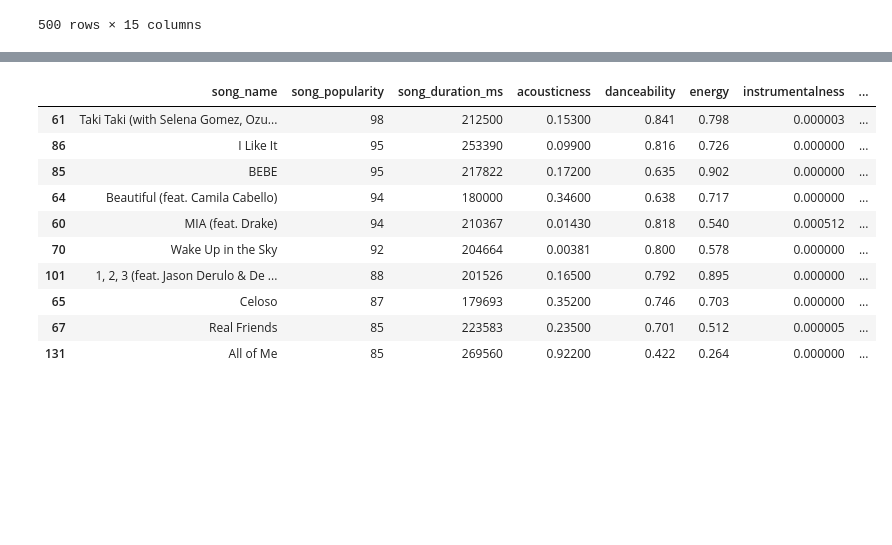
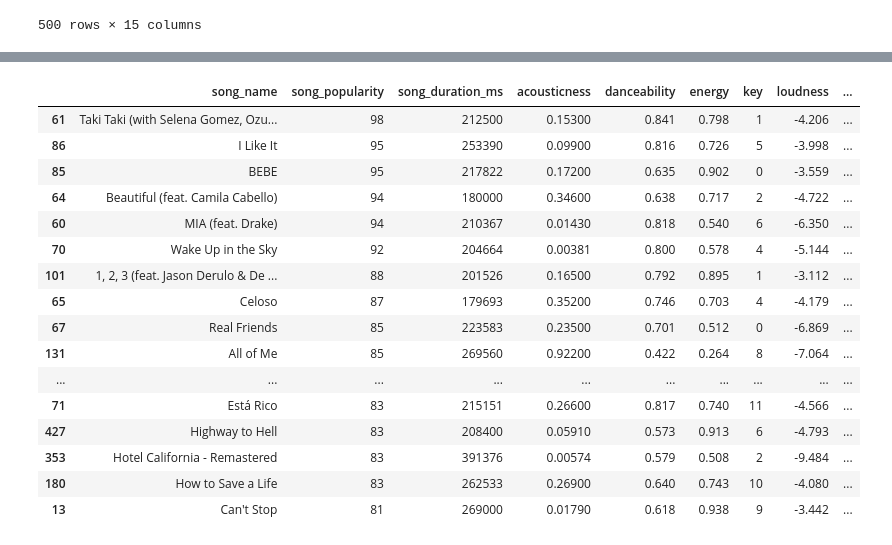
Before and after one commit to ubco-W2022T2-data301/project-group-group48, a Jupyter notebook: analysis pipeline/Person 1.ipynb, the cells around one changed output, grey strips where cells are left out. Saved outputs shown, nothing was run; the diff lists cells and outputs as text; code cells hidden in the pictures; blank space fills up the shorter version.

```diff
--- a/analysis pipeline/Person 1.ipynb
+++ b/analysis pipeline/Person 1.ipynb
@@ -40,7 +42,7 @@ singsong
 | 499 | Doctor My Eyes | 64 | 199906 | 0.266000 | 0.480 | 0.626 | 0.000057 | ... |
 500 rows × 15 columns
 # %%
-singsong_cleaned = singsong.drop(['audio_mode','liveness', 'time_signature'], axis=1)
+singsong_cleaned = singsong.drop(['audio_mode','liveness', 'time_signature', 'instrumentalness'], axis=1)
 singsong_cleaned
 #Cleaning data. I'm cleaning by removing these 3 rows that either had
 #no significant variation or were repetetive to other rows
@@ -66,5 +70,7 @@ singsong_cleaned_1.shape
 # %%
 singsong_cleaned['loudness_energy'] = singsong_cleaned['loudness'] + singsong_cleaned['energy']
+# %%
+singsong_cleaned['energy_duration'] = singsong_cleaned['song_duration_ms'] + singsong_cleaned['energy']
 # %%
 singsong_cleaned # this version of my repository has an additional column combining loudness and energy, the two most correlated elements.
 # %% [output]
@@ -105,15 +113,21 @@ least_popular.head(20) #these are the bottom 20 songs according to popularity
 # %%
-most_popular = singsong_cleaned.sort_values("song_popularity", ascending=False)
-most_popular.head(10) #these are the top twenty songs according to popularity
+most_popular = singsong_cleaned.sort_values("song_popularity", ascending=False).head(20)
+most_popular #these are the top twenty songs according to popularity
 # %% [output]
-|  | song_name | song_popularity | song_duration_ms | acousticness | danceability | energy | instrumentalness | ... |
-| 61 | Taki Taki (with Selena Gomez, Ozu... | 98 | 212500 | 0.15300 | 0.841 | 0.798 | 0.000003 | ... |
-| 86 | I Like It | 95 | 253390 | 0.09900 | 0.816 | 0.726 | 0.000000 | ... |
-| 85 | BEBE | 95 | 217822 | 0.17200 | 0.635 | 0.902 | 0.000000 | ... |
-| 64 | Beautiful (feat. Camila Cabello) | 94 | 180000 | 0.34600 | 0.638 | 0.717 | 0.000000 | ... |
-| 60 | MIA (feat. Drake) | 94 | 210367 | 0.01430 | 0.818 | 0.540 | 0.000512 | ... |
-| 70 | Wake Up in the Sky | 92 | 204664 | 0.00381 | 0.800 | 0.578 | 0.000000 | ... |
-| 101 | 1, 2, 3 (feat. Jason Derulo & De ... | 88 | 201526 | 0.16500 | 0.792 | 0.895 | 0.000000 | ... |
-| 65 | Celoso | 87 | 179693 | 0.35200 | 0.746 | 0.703 | 0.000000 | ... |
-| 67 | Real Friends | 85 | 223583 | 0.23500 | 0.701 | 0.512 | 0.000005 | ... |
-| 131 | All of Me | 85 | 269560 | 0.92200 | 0.422 | 0.264 | 0.000000 | ... |
+|  | song_name | song_popularity | song_duration_ms | acousticness | danceability | energy | key | loudness | ... |
+| 61 | Taki Taki (with Selena Gomez, Ozu... | 98 | 212500 | 0.15300 | 0.841 | 0.798 | 1 | -4.206 | ... |
+| 86 | I Like It | 95 | 253390 | 0.09900 | 0.816 | 0.726 | 5 | -3.998 | ... |
+| 85 | BEBE | 95 | 217822 | 0.17200 | 0.635 | 0.902 | 0 | -3.559 | ... |
+| 64 | Beautiful (feat. Camila Cabello) | 94 | 180000 | 0.34600 | 0.638 | 0.717 | 2 | -4.722 | ... |
+| 60 | MIA (feat. Drake) | 94 | 210367 | 0.01430 | 0.818 | 0.540 | 6 | -6.350 | ... |
+| 70 | Wake Up in the Sky | 92 | 204664 | 0.00381 | 0.800 | 0.578 | 4 | -5.144 | ... |
+| 101 | 1, 2, 3 (feat. Jason Derulo & De ... | 88 | 201526 | 0.16500 | 0.792 | 0.895 | 1 | -3.112 | ... |
+| 65 | Celoso | 87 | 179693 | 0.35200 | 0.746 | 0.703 | 4 | -4.179 | ... |
+| 67 | Real Friends | 85 | 223583 | 0.23500 | 0.701 | 0.512 | 0 | -6.869 | ... |
+| 131 | All of Me | 85 | 269560 | 0.92200 | 0.422 | 0.264 | 8 | -7.064 | ... |
+| ... | ... | ... | ... | ... | ... | ... | ... | ... | ... |
+| 71 | Está Rico | 83 | 215151 | 0.26600 | 0.817 | 0.740 | 11 | -4.566 | ... |
+| 427 | Highway to Hell | 83 | 208400 | 0.05910 | 0.573 | 0.913 | 6 | -4.793 | ... |
+| 353 | Hotel California - Remastered | 83 | 391376 | 0.00574 | 0.579 | 0.508 | 2 | -9.484 | ... |
+| 180 | How to Save a Life | 83 | 262533 | 0.26900 | 0.640 | 0.743 | 10 | -4.080 | ... |
+| 13 | Can't Stop | 81 | 269000 | 0.01790 | 0.618 | 0.938 | 9 | -3.442 | ... |
```
Also changed, not shown: parts of 26 cells of this notebook, 1 other file.
